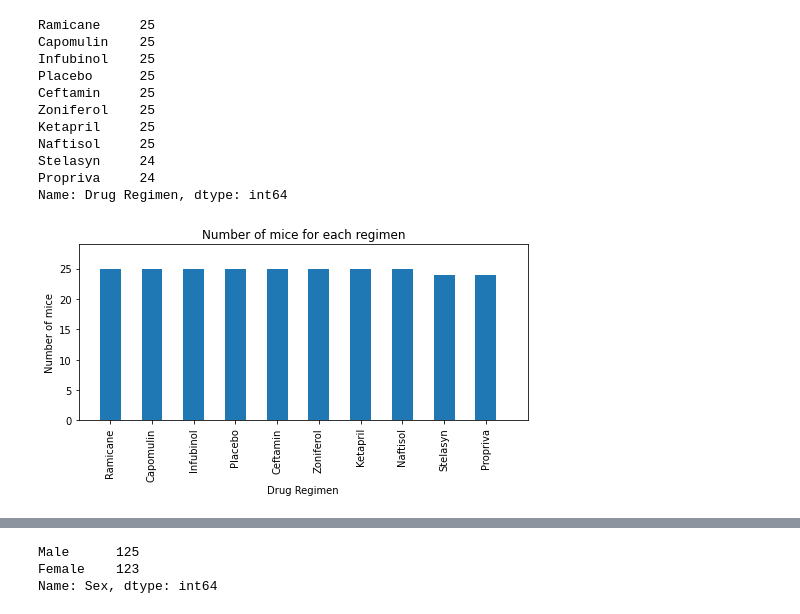
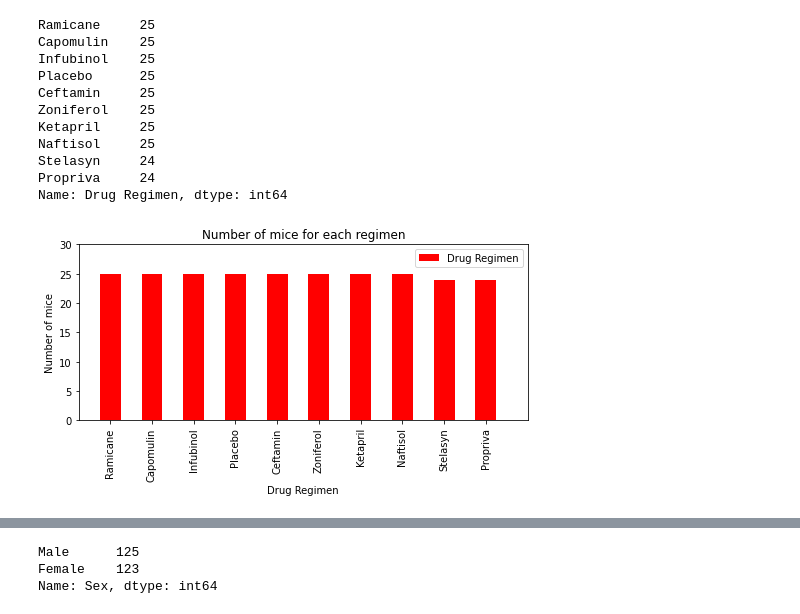
Before and after one commit to CarmenK2/Matplotlib-homework, a Jupyter notebook: pymaceuticals_starter.ipynb, the cells around one changed output, grey strips where cells are left out. Saved outputs shown, nothing was run; the diff lists cells and outputs as text; code cells hidden in the pictures.

```diff
--- a/pymaceuticals_starter.ipynb
+++ b/pymaceuticals_starter.ipynb
@@ -562,13 +554,14 @@ Name: Drug Regimen, dtype: int64
 # %%
 # # Generate a bar plot showing the total number of mice for each treatment throughout the course of the study using pandas.
 
-Mouse_for_Drug_Regimen.plot(kind="bar", figsize = (7,4))
+Mouse_for_Drug_Regimen.plot(kind="bar", figsize = (7,4), color="red")
 plt.xlabel("Drug Regimen")
 plt.ylabel("Number of mice")
 plt.title("Number of mice for each regimen")
 #plt.xticklabels(Selected_columns_Trail_data_complete_df["Drug Regimen"], rotation=45, horizontalalignment="right")
 plt.xlim(-0.75,10)
-plt.ylim(0,max(Mouse_for_Drug_Regimen)+4)
+plt.ylim(0,max(Mouse_for_Drug_Regimen)+5)
+plt.legend()
 plt.tight_layout()
 # %% [output]
-[figure, old version]
+[figure, new version]
```
Also changed, not shown: parts of 14 cells of this notebook.
